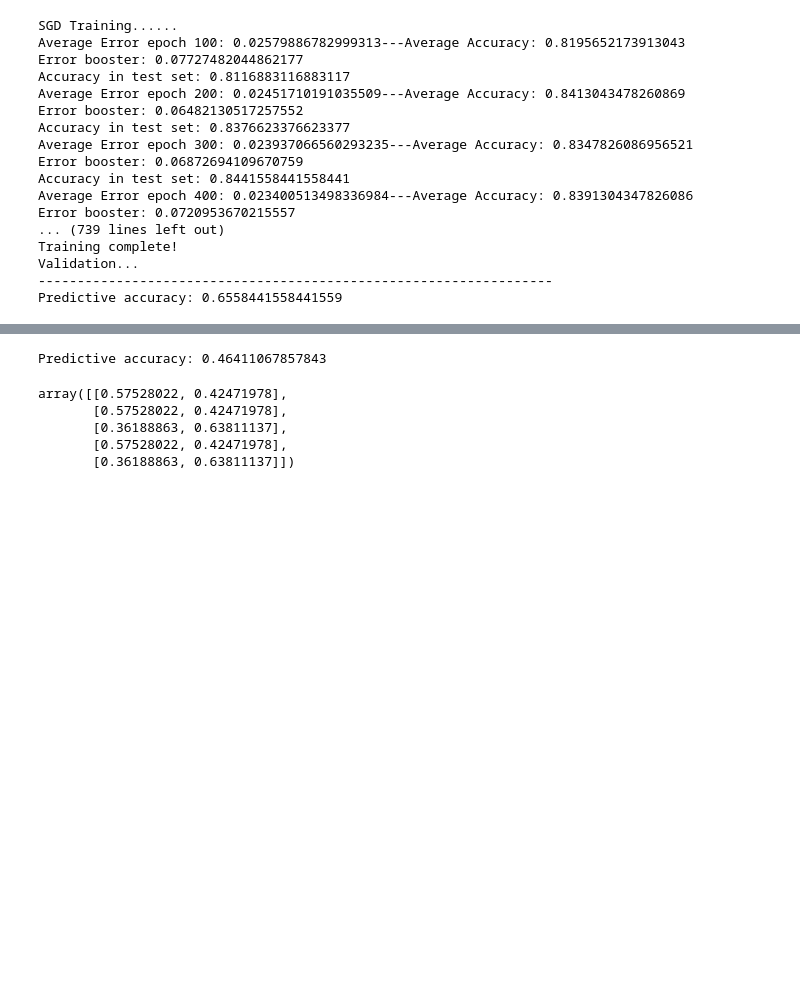
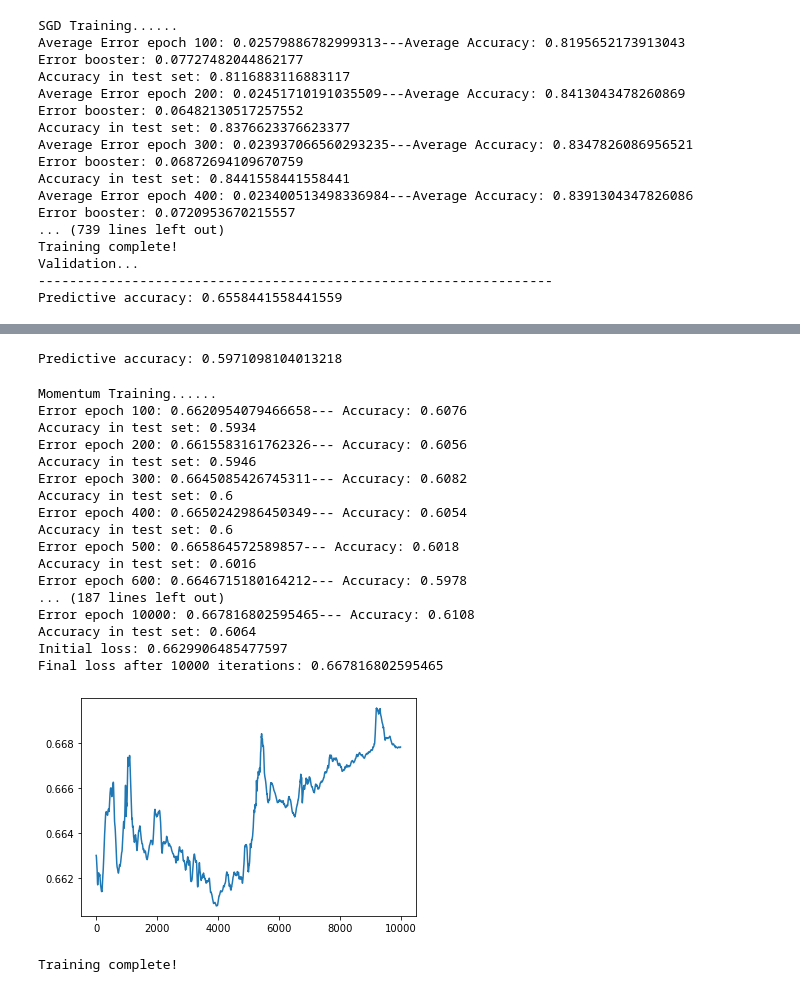
Before and after one commit to malfaroe/NeuralNetworksMae, a Jupyter notebook: network.ipynb, the cells around one changed output, grey strips where cells are left out. Saved outputs shown, nothing was run; the diff lists cells and outputs as text; code cells hidden in the pictures; blank space fills up the shorter version.

```diff
--- a/network.ipynb
+++ b/network.ipynb
@@ -598,12 +563,26 @@ KeyboardInterrupt:
 # %%
-net1.predict(X_val, y_val)
+net2.predict(X_val, y_val)
 # %% [output]
-Predictive accuracy: 0.46411067857843
+Predictive accuracy: 0.5971098104013218
 # %%
-net1.prediction[:5]
+###SAVING THE PARAMETERS FOR TRANSFER LEARNING PROJECTS
+trained_weights = net2.weights
+trained_biases = net2.biases
+
+
+
+import  pickle
+
+with open('mat.pkl', 'wb') as outfile:
+    pickle.dump(trained_weights, outfile, pickle.HIGHEST_PROTOCOL)
+
+with open('mat.pkl', 'rb') as infile:
+    result_weights= pickle.load(infile)
+
+
+
+with open('mat.pkl', 'wb') as outfile:
+    pickle.dump(trained_biases, outfile, pickle.HIGHEST_PROTOCOL)
+
+with open('mat.pkl', 'rb') as infile:
+    result_biases= pickle.load(infile)
-# %% [output]
-array([[0.57528022, 0.42471978],
-       [0.57528022, 0.42471978],
-       [0.36188863, 0.63811137],
-       [0.57528022, 0.42471978],
-       [0.36188863, 0.63811137]])
@@ -609,0 +912,34 @@ array([[0.57528022, 0.42471978],
+# %%
+###Testing transfer learning engine
+sizes2 = [4, 128,128, 60, 2]
+EPOCHS = 20000
+minibatch_size = 10
+
+net1 = DenseTransfer(sizes2, trained_weights, trained_biases, activations = [Sigmoid(),Sigmoid(), Softmax()], Loss = MSE(),
+            epochs = EPOCHS, metric = Accuracy(), learning_rate = 3)
+
+net2 = DenseTransfer(sizes2, trained_weights, trained_biases, activations = [Sigmoid(),Sigmoid(), Sigmoid(), Softmax()], Loss = CategoricalCrossEntropyLoss(),
+            epochs = EPOCHS, metric = Accuracy(), learning_rate = 0.15)
+# %%
+nr = 5000
+net2.MomentumGD(X_train[:nr],y_train[:nr],X_test[:nr], y_test[:nr])
+# %% [output]
+Momentum Training......
+Error epoch 100: 0.6620954079466658--- Accuracy: 0.6076
+Accuracy in test set: 0.5934
+Error epoch 200: 0.6615583161762326--- Accuracy: 0.6056
+Accuracy in test set: 0.5946
+Error epoch 300: 0.6645085426745311--- Accuracy: 0.6082
+Accuracy in test set: 0.6
+Error epoch 400: 0.6650242986450349--- Accuracy: 0.6054
+Accuracy in test set: 0.6
+Error epoch 500: 0.665864572589857--- Accuracy: 0.6018
+Accuracy in test set: 0.6016
+Error epoch 600: 0.6646715180164212--- Accuracy: 0.5978
+... (187 lines left out)
+Error epoch 10000: 0.667816802595465--- Accuracy: 0.6108
+Accuracy in test set: 0.6064
+Initial loss: 0.6629906485477597
+Final loss after 10000 iterations: 0.667816802595465
+[figure, added]
+Training complete!
```
Also changed, not shown: parts of 17 cells of this notebook, 3 other files.
